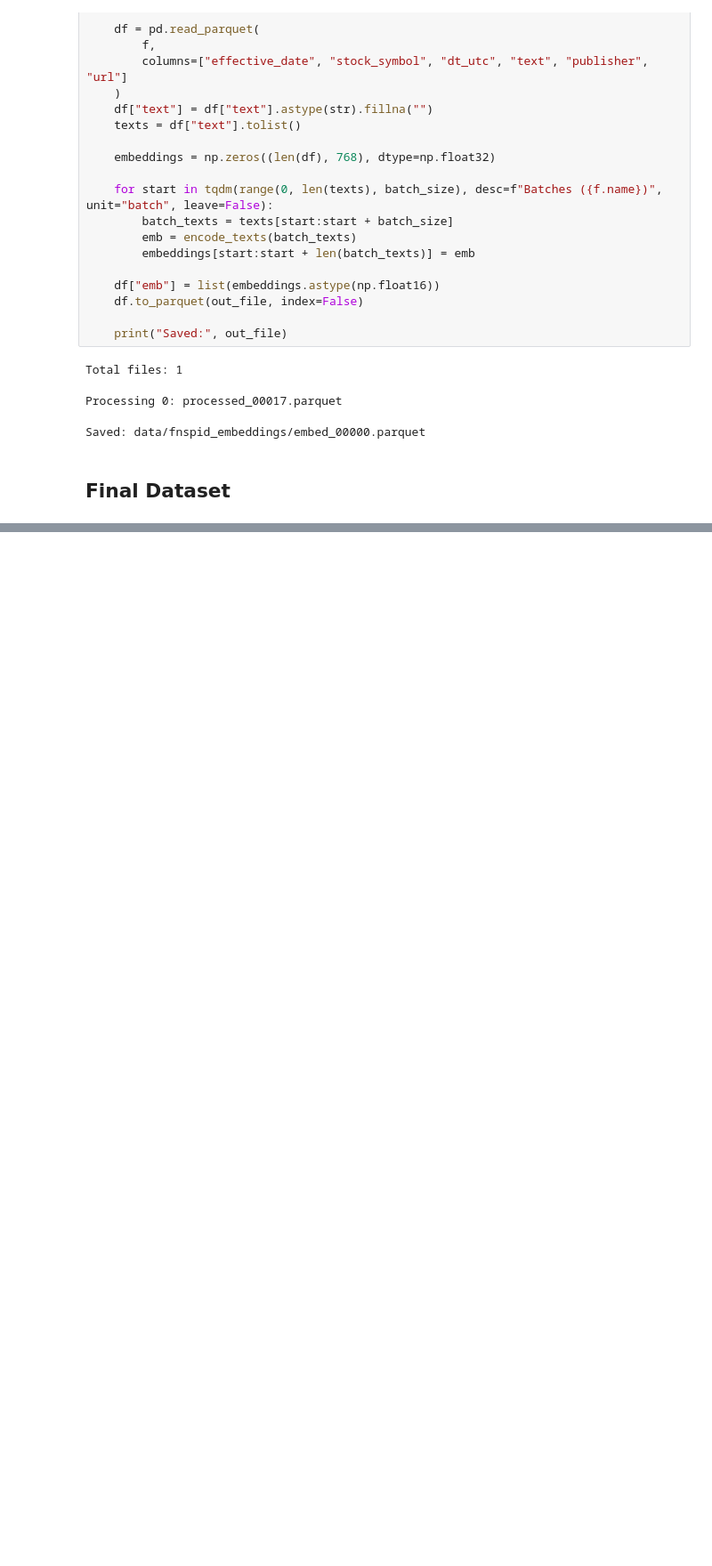
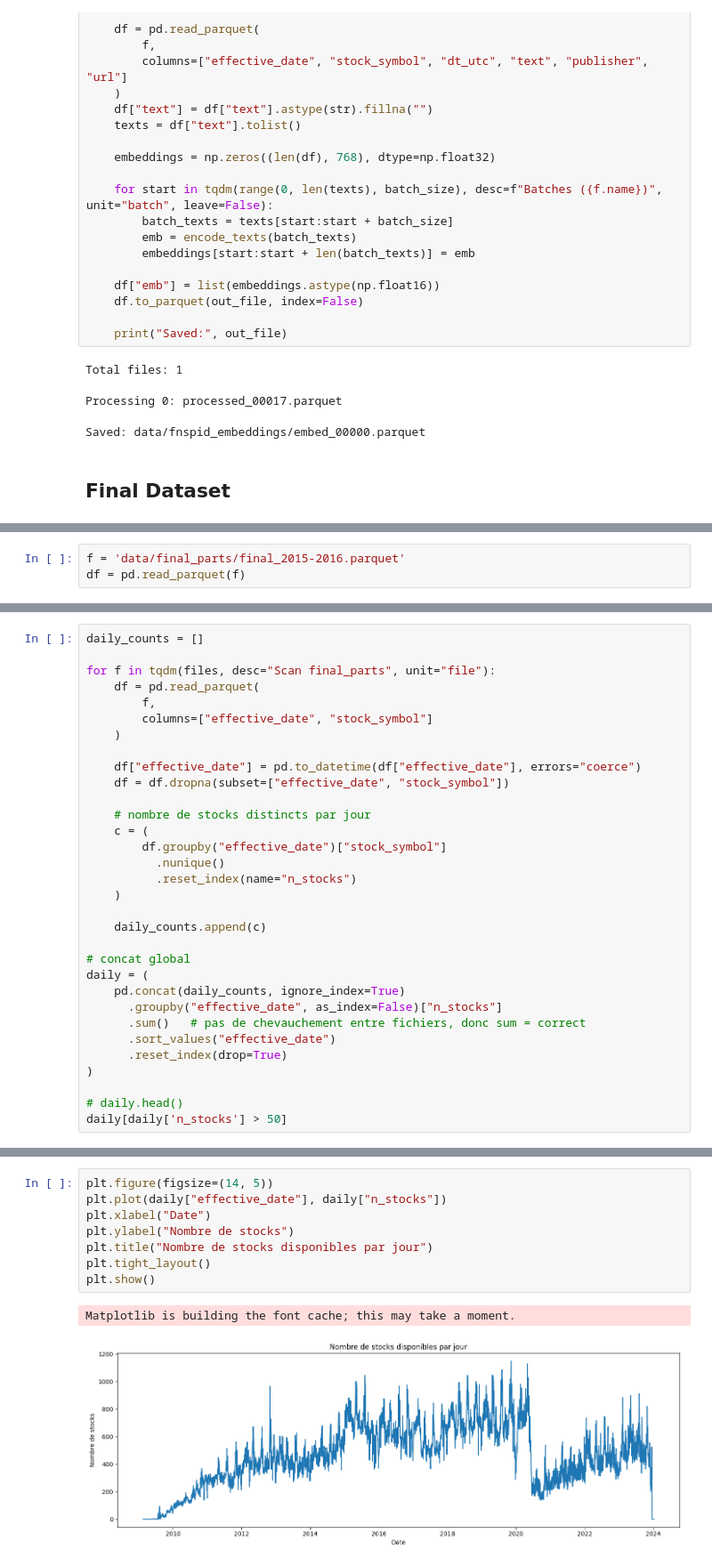
Before and after one commit to BRamesh02/Modality-aware-transformer, a Jupyter notebook: text_data.ipynb, the cells around one changed output, grey strips where cells are left out. Shown: that part at 89% size. Saved outputs shown, nothing was run; the diff lists cells and outputs as text; blank space fills up the shorter version.

```diff
--- a/text_data.ipynb
+++ b/text_data.ipynb
@@ -801,0 +1153,3 @@ final_00000 = grouped.apply(
+# %%
+f = 'data/final_parts/final_2015-2016.parquet'
+df = pd.read_parquet(f)
@@ -801,0 +1293,32 @@ final_00000 = grouped.apply(
+# %%
+daily_counts = []
+
+for f in tqdm(files, desc="Scan final_parts", unit="file"):
+    df = pd.read_parquet(
+        f,
+        columns=["effective_date", "stock_symbol"]
+    )
+
+    df["effective_date"] = pd.to_datetime(df["effective_date"], errors="coerce")
+    df = df.dropna(subset=["effective_date", "stock_symbol"])
+
+    # nombre de stocks distincts par jour
+    c = (
+        df.groupby("effective_date")["stock_symbol"]
+          .nunique()
+          .reset_index(name="n_stocks")
+    )
+
+    daily_counts.append(c)
+
+# concat global
+daily = (
+    pd.concat(daily_counts, ignore_index=True)
+      .groupby("effective_date", as_index=False)["n_stocks"]
+      .sum()   # pas de chevauchement entre fichiers, donc sum = correct
+      .sort_values("effective_date")
+      .reset_index(drop=True)
+)
+
+# daily.head()
+daily[daily['n_stocks'] > 50]
@@ -801,0 +1332,11 @@ final_00000 = grouped.apply(
+# %%
+plt.figure(figsize=(14, 5))
+plt.plot(daily["effective_date"], daily["n_stocks"])
+plt.xlabel("Date")
+plt.ylabel("Nombre de stocks")
+plt.title("Nombre de stocks disponibles par jour")
+plt.tight_layout()
+plt.show()
+# %% [output]
+Matplotlib is building the font cache; this may take a moment.
+[figure, added]
```
Also changed, not shown: parts of 38 cells of this notebook, 1 other file.
